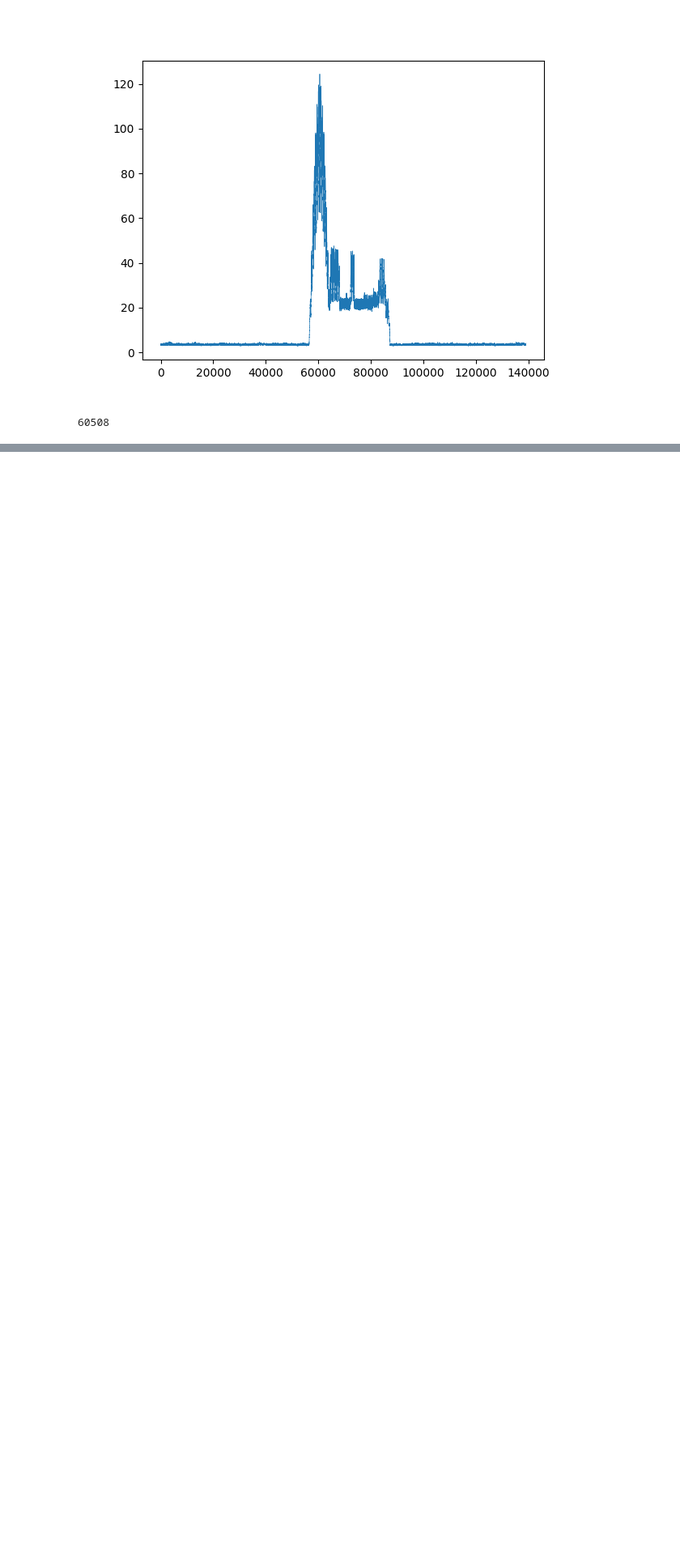
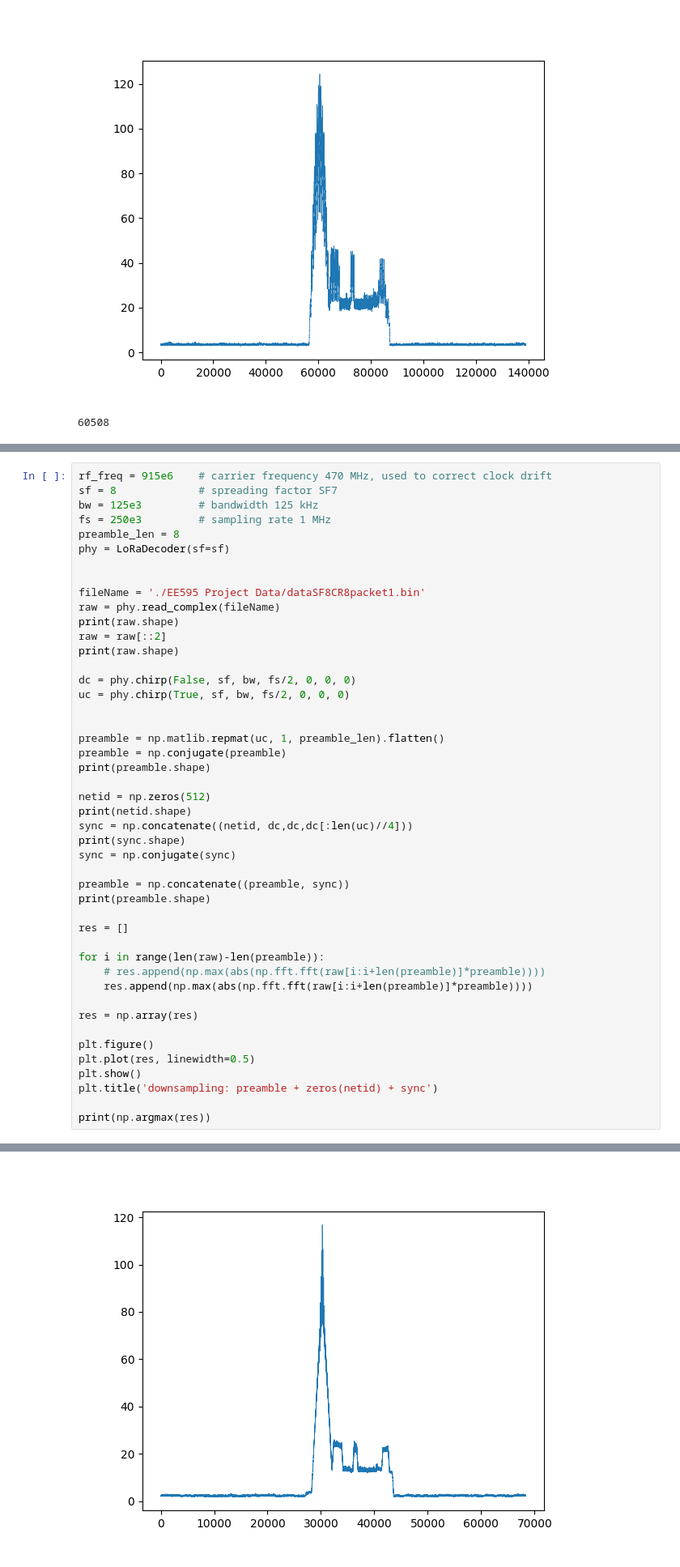
Before and after one commit to xsun2445/ee595hws, a Jupyter notebook: hw1/test.ipynb, the cells around one changed output, grey strips where cells are left out. Shown at 81% size. Cells and saved outputs as stored; diff of their text form; blank space fills up the shorter version.

```diff
--- a/hw1/test.ipynb
+++ b/hw1/test.ipynb
@@ -936,0 +1004,47 @@ plt.show()
+# %%
+rf_freq = 915e6    # carrier frequency 470 MHz, used to correct clock drift
+sf = 8             # spreading factor SF7
+bw = 125e3         # bandwidth 125 kHz
+fs = 250e3         # sampling rate 1 MHz
+preamble_len = 8
+phy = LoRaDecoder(sf=sf)
+
+
+fileName = './EE595 Project Data/dataSF8CR8packet1.bin'
+raw = phy.read_complex(fileName)
+print(raw.shape)
+raw = raw[::2]
+print(raw.shape)
+
+dc = phy.chirp(False, sf, bw, fs/2, 0, 0, 0)
+uc = phy.chirp(True, sf, bw, fs/2, 0, 0, 0)
+
+
+preamble = np.matlib.repmat(uc, 1, preamble_len).flatten()
+preamble = np.conjugate(preamble)
+print(preamble.shape)
+
+netid = np.zeros(512)
+print(netid.shape)
+sync = np.concatenate((netid, dc,dc,dc[:len(uc)//4]))
+print(sync.shape)
+sync = np.conjugate(sync)
+
+preamble = np.concatenate((preamble, sync))
+print(preamble.shape)
+
+res = []
+
+for i in range(len(raw)-len(preamble)):
+    # res.append(np.max(abs(np.fft.fft(raw[i:i+len(preamble)]*preamble))))
+    res.append(np.max(abs(np.fft.fft(raw[i:i+len(preamble)]*preamble))))
+
+res = np.array(res)
+
+plt.figure()
+plt.plot(res, linewidth=0.5)
+plt.show()
+plt.title('downsampling: preamble + zeros(netid) + sync')
+
+print(np.argmax(res))
+# %% [output]
@@ -936,0 +1057 @@ plt.show()
+[figure, added]
```
Also changed, not shown: parts of 14 cells of this notebook, 1 other file.
